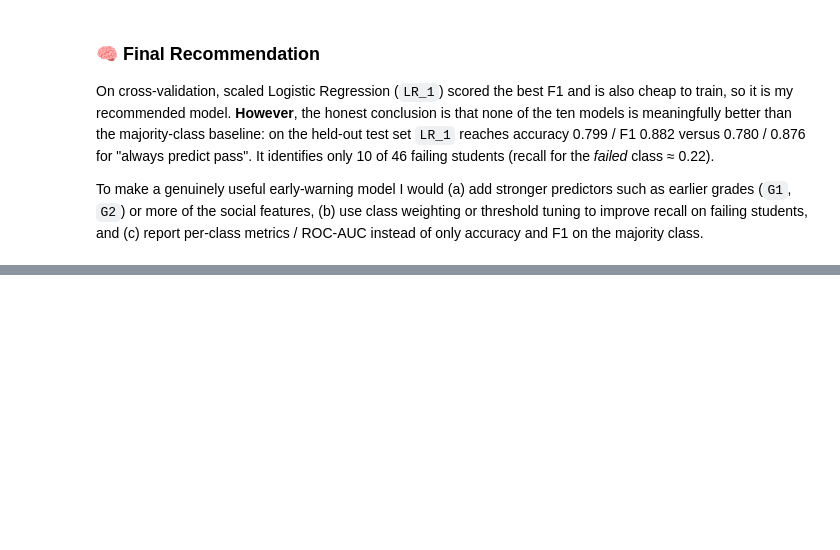
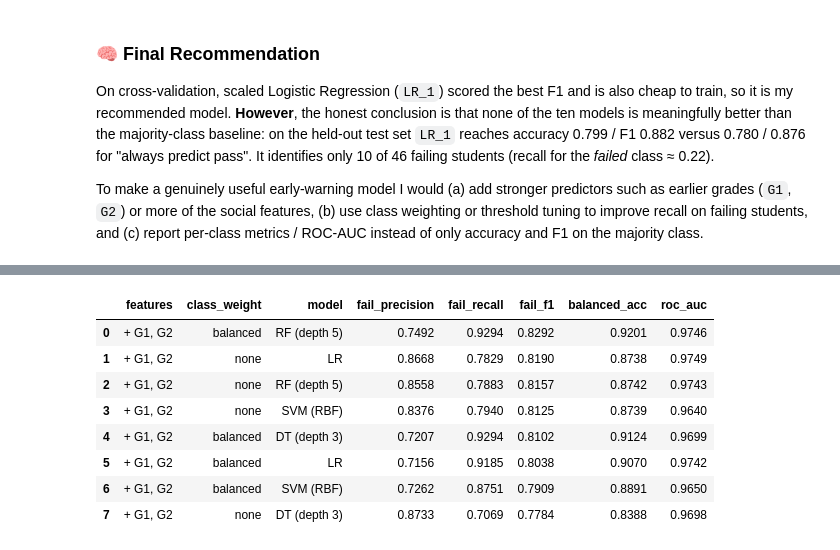
Before and after one commit to ImanDashtpeyma/DSHI-VT2025, a Jupyter notebook: student-success-classification.ipynb, the cells around one changed output, grey strips where cells are left out. Cells and saved outputs as stored; diff of their text form; code cells hidden in the pictures; blank space fills up the shorter version.

```diff
--- a/student-success-classification.ipynb
+++ b/student-success-classification.ipynb
@@ -515,0 +580,13 @@ To make a genuinely useful early-warning model I would (a) add stronger predicto
+# %%
+# Which configuration is best at finding failing students (CV recall on the failed class, with usable precision)?
+scen2_df[scen2_df['model'] != 'Baseline'].sort_values('fail_f1', ascending=False).head(8).reset_index(drop=True)
+# %% [output]
+|  | features | class_weight | model | fail_precision | fail_recall | fail_f1 | balanced_acc | roc_auc |
+| 0 | + G1, G2 | balanced | RF (depth 5) | 0.7492 | 0.9294 | 0.8292 | 0.9201 | 0.9746 |
+| 1 | + G1, G2 | none | LR | 0.8668 | 0.7829 | 0.8190 | 0.8738 | 0.9749 |
+| 2 | + G1, G2 | none | RF (depth 5) | 0.8558 | 0.7883 | 0.8157 | 0.8742 | 0.9743 |
+| 3 | + G1, G2 | none | SVM (RBF) | 0.8376 | 0.7940 | 0.8125 | 0.8739 | 0.9640 |
+| 4 | + G1, G2 | balanced | DT (depth 3) | 0.7207 | 0.9294 | 0.8102 | 0.9124 | 0.9699 |
+| 5 | + G1, G2 | balanced | LR | 0.7156 | 0.9185 | 0.8038 | 0.9070 | 0.9742 |
+| 6 | + G1, G2 | balanced | SVM (RBF) | 0.7262 | 0.8751 | 0.7909 | 0.8891 | 0.9650 |
+| 7 | + G1, G2 | none | DT (depth 3) | 0.8733 | 0.7069 | 0.7784 | 0.8388 | 0.9698 |
```
Also changed, not shown: parts of 6 cells of this notebook, 1 other file.
